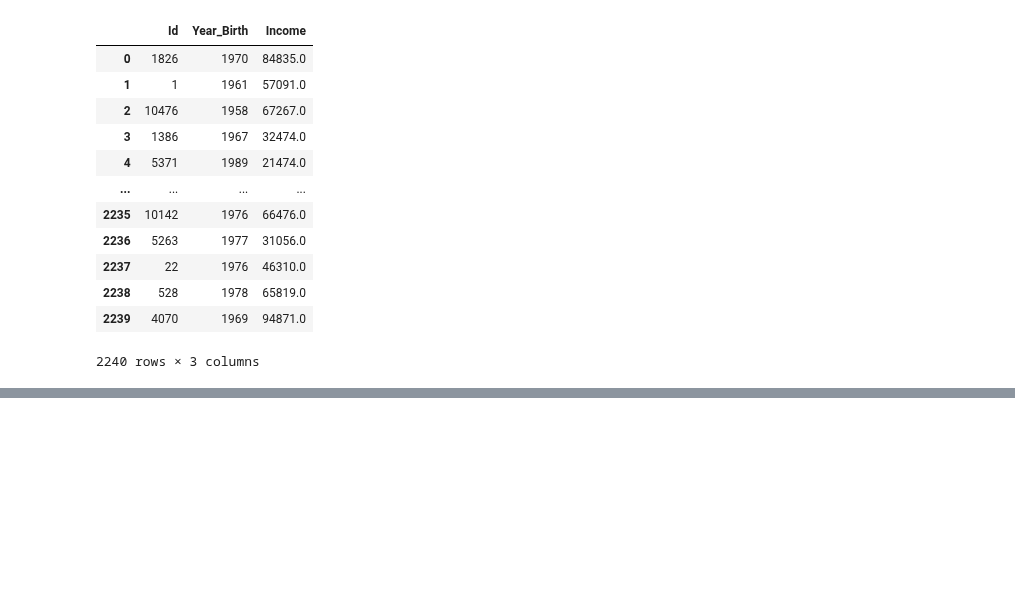
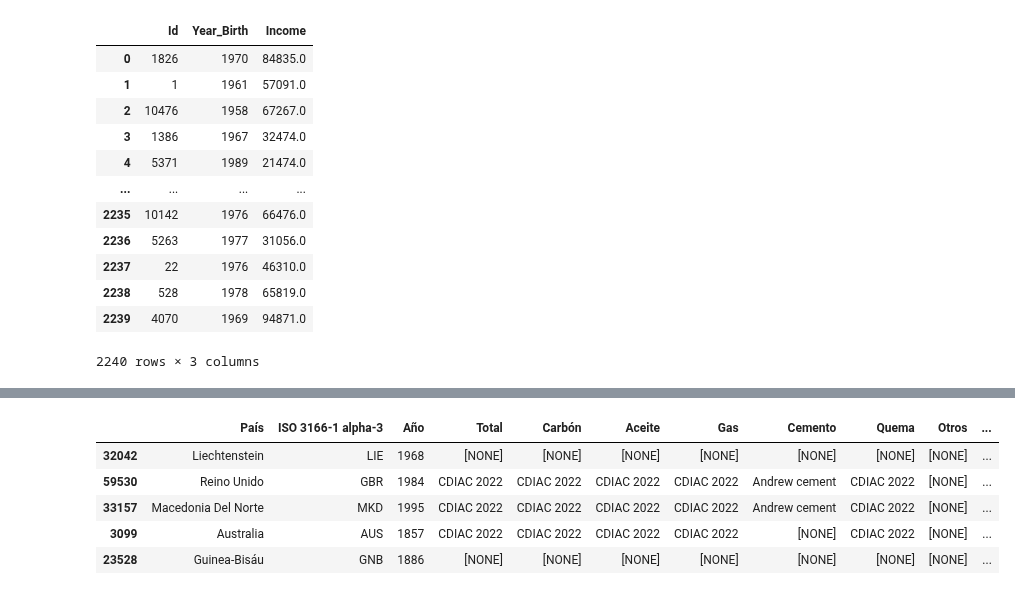
Before and after one commit to Kross363/Python-Data-Science, a Jupyter notebook: Pandas E/S: trabajando con diferentes formatos de archivo.ipynb, the cells around one changed output, grey strips where cells are left out. Drawn from its saved outputs; the diff is of its cells as text; code cells hidden in the pictures; blank space fills up the shorter version.

```diff
--- a/Pandas E/S: trabajando con diferentes formatos de archivo.ipynb
+++ b/Pandas E/S: trabajando con diferentes formatos de archivo.ipynb
@@ -67,0 +99,10 @@ clientes_mercado
+# %%
+fuentes=pd.read_excel(archivo,sheet_name="fuentes")
+fuentes.sample(5)
+# %% [output]
+|  | País | ISO 3166-1 alpha-3 | Año | Total | Carbón | Aceite | Gas | Cemento | Quema | Otros | ... |
+| 32042 | Liechtenstein | LIE | 1968 | [NONE] | [NONE] | [NONE] | [NONE] | [NONE] | [NONE] | [NONE] | ... |
+| 59530 | Reino Unido | GBR | 1984 | CDIAC 2022 | CDIAC 2022 | CDIAC 2022 | CDIAC 2022 | Andrew cement | CDIAC 2022 | [NONE] | ... |
+| 33157 | Macedonia Del Norte | MKD | 1995 | CDIAC 2022 | CDIAC 2022 | CDIAC 2022 | CDIAC 2022 | Andrew cement | CDIAC 2022 | [NONE] | ... |
+| 3099 | Australia | AUS | 1857 | CDIAC 2022 | CDIAC 2022 | CDIAC 2022 | CDIAC 2022 | [NONE] | CDIAC 2022 | [NONE] | ... |
+| 23528 | Guinea-Bisáu | GNB | 1886 | [NONE] | [NONE] | [NONE] | [NONE] | [NONE] | [NONE] | [NONE] | ... |
```
Also changed, not shown: parts of 9 cells of this notebook.
